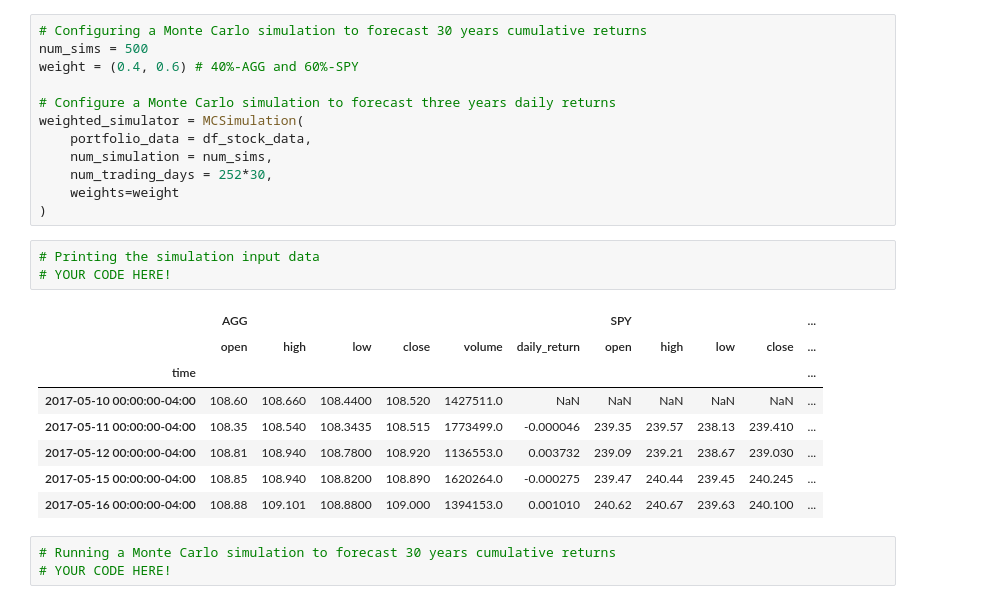
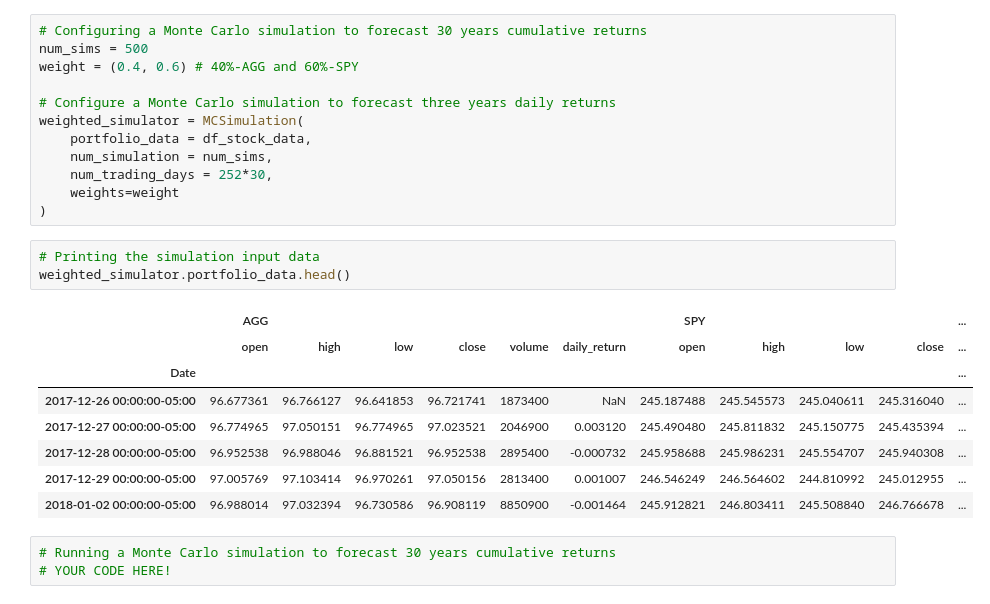
Before and after one commit to dileepadrd/module-5-assignment-financial-forecast, a Jupyter notebook: financial-planner.ipynb, the cells around one changed output. Drawn from its saved outputs; the diff is of its cells as text.

Commit message:
Running the simulator.

```diff
--- a/financial-planner.ipynb
+++ b/financial-planner.ipynb
@@ -206,16 +206,16 @@ weighted_simulator = MCSimulation(
 )
 # %%
 # Printing the simulation input data
-# YOUR CODE HERE!
+weighted_simulator.portfolio_data.head()
 # %% [output]
 |  | AGG |  |  |  |  |  | SPY |  |  |  | ... |
 |  | open | high | low | close | volume | daily_return | open | high | low | close | ... |
-| time |  |  |  |  |  |  |  |  |  |  | ... |
-| 2017-05-10 00:00:00-04:00 | 108.60 | 108.660 | 108.4400 | 108.520 | 1427511.0 | NaN | NaN | NaN | NaN | NaN | ... |
-| 2017-05-11 00:00:00-04:00 | 108.35 | 108.540 | 108.3435 | 108.515 | 1773499.0 | -0.000046 | 239.35 | 239.57 | 238.13 | 239.410 | ... |
-| 2017-05-12 00:00:00-04:00 | 108.81 | 108.940 | 108.7800 | 108.920 | 1136553.0 | 0.003732 | 239.09 | 239.21 | 238.67 | 239.030 | ... |
-| 2017-05-15 00:00:00-04:00 | 108.85 | 108.940 | 108.8200 | 108.890 | 1620264.0 | -0.000275 | 239.47 | 240.44 | 239.45 | 240.245 | ... |
-| 2017-05-16 00:00:00-04:00 | 108.88 | 109.101 | 108.8800 | 109.000 | 1394153.0 | 0.001010 | 240.62 | 240.67 | 239.63 | 240.100 | ... |
+| Date |  |  |  |  |  |  |  |  |  |  | ... |
+| 2017-12-26 00:00:00-05:00 | 96.677361 | 96.766127 | 96.641853 | 96.721741 | 1873400 | NaN | 245.187488 | 245.545573 | 245.040611 | 245.316040 | ... |
+| 2017-12-27 00:00:00-05:00 | 96.774965 | 97.050151 | 96.774965 | 97.023521 | 2046900 | 0.003120 | 245.490480 | 245.811832 | 245.150775 | 245.435394 | ... |
+| 2017-12-28 00:00:00-05:00 | 96.952538 | 96.988046 | 96.881521 | 96.952538 | 2895400 | -0.000732 | 245.958688 | 245.986231 | 245.554707 | 245.940308 | ... |
+| 2017-12-29 00:00:00-05:00 | 97.005769 | 97.103414 | 96.970261 | 97.050156 | 2813400 | 0.001007 | 246.546249 | 246.564602 | 244.810992 | 245.012955 | ... |
+| 2018-01-02 00:00:00-05:00 | 96.988014 | 97.032394 | 96.730586 | 96.908119 | 8850900 | -0.001464 | 245.912821 | 246.803411 | 245.508840 | 246.766678 | ... |
 # %%
 # Running a Monte Carlo simulation to forecast 30 years cumulative returns
 # YOUR CODE HERE!
```
